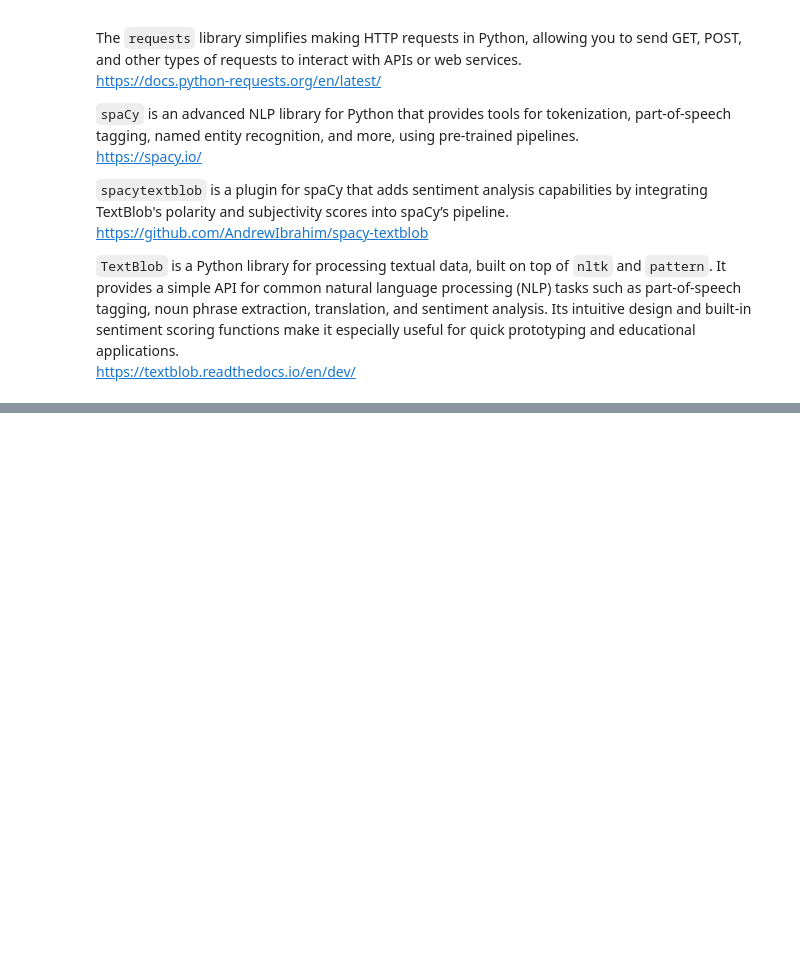
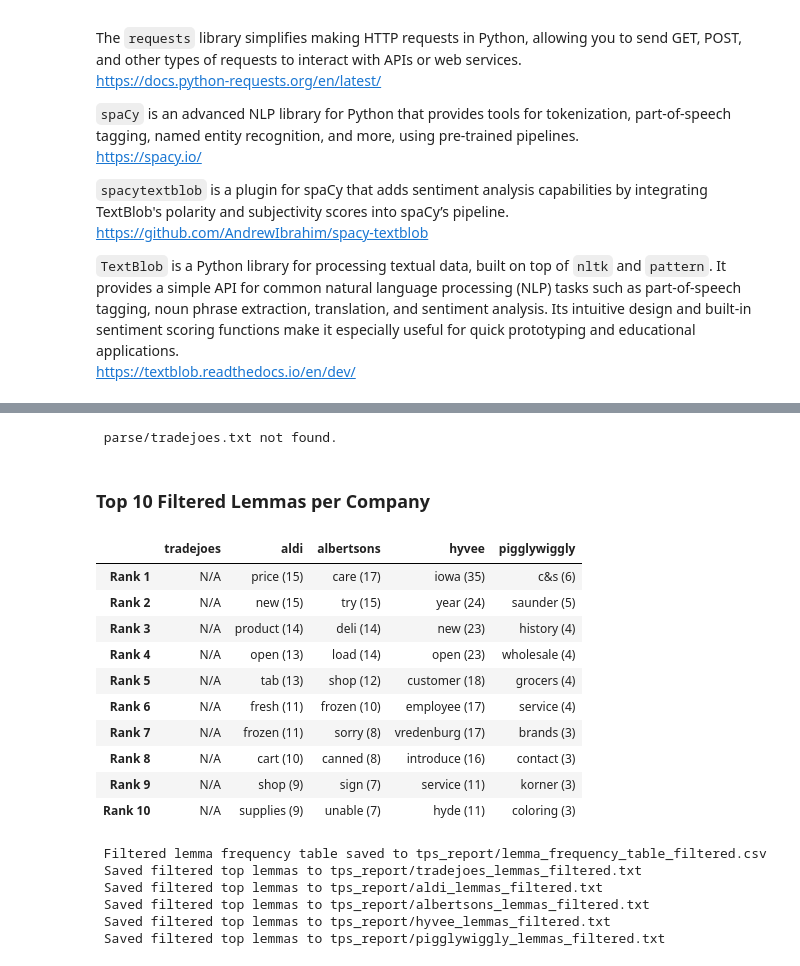
Before and after one commit to Data-Git-Hub/p7_web_compare, a Jupyter notebook: web_compare.ipynb, the cells around one changed output, grey strips where cells are left out. Saved outputs shown, nothing was run; the diff lists cells and outputs as text; code cells hidden in the pictures; blank space fills up the shorter version.

```diff
--- a/web_compare.ipynb
+++ b/web_compare.ipynb
@@ -82,0 +468,76 @@ except OSError:
+# %%
+# Section 4.1: Analyze Most Frequent Lemmas with spaCy and Custom Exclusion Filter
+
+os.makedirs("tps_report", exist_ok=True)
+
+# Assume custom_exclude is already loaded from earlier cell
+lemma_table_filtered = {}
+top_n = 10
+
+for company in companies:
+    try:
+        with open(f"parse/{company}.txt", "r", encoding="utf-8") as f:
+            text = f.read()
+
+        doc = nlp(text)
+
+        # Filter lemmas with custom exclusions
+        filtered_lemmas = [
+            token.lemma_.lower()
+            for token in doc
+            if not token.is_stop
+            and not token.is_punct
+            and not token.is_space
+            and token.lemma_.lower() not in custom_exclude
+        ]
+
+        lemma_freq = Counter(filtered_lemmas)
+        top_lemmas = lemma_freq.most_common(top_n)
+
+        # Save individual lemma results
+        with open(f"tps_report/{company}_lemmas_filtered.txt", "w", encoding="utf-8") as out_file:
+            for lemma, freq in top_lemmas:
+                out_file.write(f"{lemma}: {freq}\n")
+
+        # Save to table
+        lemma_table_filtered[company] = [f"{lemma} ({freq})" for lemma, freq in top_lemmas]
+
+    except FileNotFoundError:
+        print(f" parse/{company}.txt not found.")
+        lemma_table_filtered[company] = ["N/A"] * top_n
+    except Exception as e:
+        print(f" Error processing {company}: {e}")
+        lemma_table_filtered[company] = ["Error"] * top_n
+
+# Create and display table
+lemma_df_filtered = pd.DataFrame(lemma_table_filtered, index=[f"Rank {i+1}" for i in range(top_n)])
+display(HTML("<h3> Top 10 Filtered Lemmas per Company</h3>"))
+display(lemma_df_filtered)
+
+# Save to CSV
+lemma_df_filtered.to_csv("tps_report/lemma_frequency_table_filtered.csv", index=True)
+print(" Filtered lemma frequency table saved to tps_report/lemma_frequency_table_filtered.csv")
+
+# Confirmation
+for company in companies:
+    print(f" Saved filtered top lemmas to tps_report/{company}_lemmas_filtered.txt")
+# %% [output]
+ parse/tradejoes.txt not found.
+Top 10 Filtered Lemmas per Company
+|  | tradejoes | aldi | albertsons | hyvee | pigglywiggly |
+| Rank 1 | N/A | price (15) | care (17) | iowa (35) | c&s (6) |
+| Rank 2 | N/A | new (15) | try (15) | year (24) | saunder (5) |
+| Rank 3 | N/A | product (14) | deli (14) | new (23) | history (4) |
+| Rank 4 | N/A | open (13) | load (14) | open (23) | wholesale (4) |
+| Rank 5 | N/A | tab (13) | shop (12) | customer (18) | grocers (4) |
+| Rank 6 | N/A | fresh (11) | frozen (10) | employee (17) | service (4) |
+| Rank 7 | N/A | frozen (11) | sorry (8) | vredenburg (17) | brands (3) |
+| Rank 8 | N/A | cart (10) | canned (8) | introduce (16) | contact (3) |
+| Rank 9 | N/A | shop (9) | sign (7) | service (11) | korner (3) |
+| Rank 10 | N/A | supplies (9) | unable (7) | hyde (11) | coloring (3) |
+ Filtered lemma frequency table saved to tps_report/lemma_frequency_table_filtered.csv
+ Saved filtered top lemmas to tps_report/tradejoes_lemmas_filtered.txt
+ Saved filtered top lemmas to tps_report/aldi_lemmas_filtered.txt
+ Saved filtered top lemmas to tps_report/albertsons_lemmas_filtered.txt
+ Saved filtered top lemmas to tps_report/hyvee_lemmas_filtered.txt
+ Saved filtered top lemmas to tps_report/pigglywiggly_lemmas_filtered.txt
```
Also changed, not shown: parts of 12 cells of this notebook, 31 other files.
